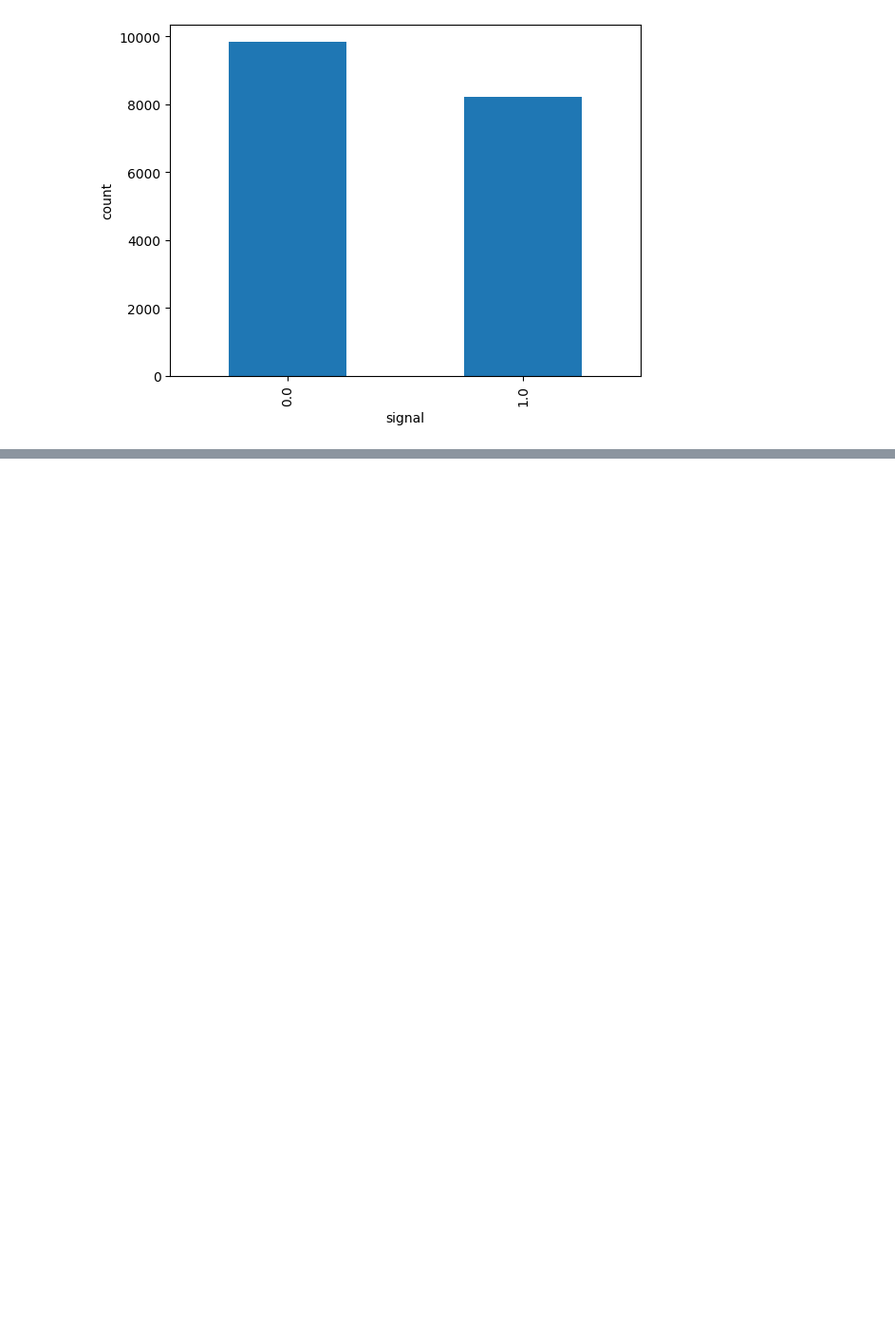
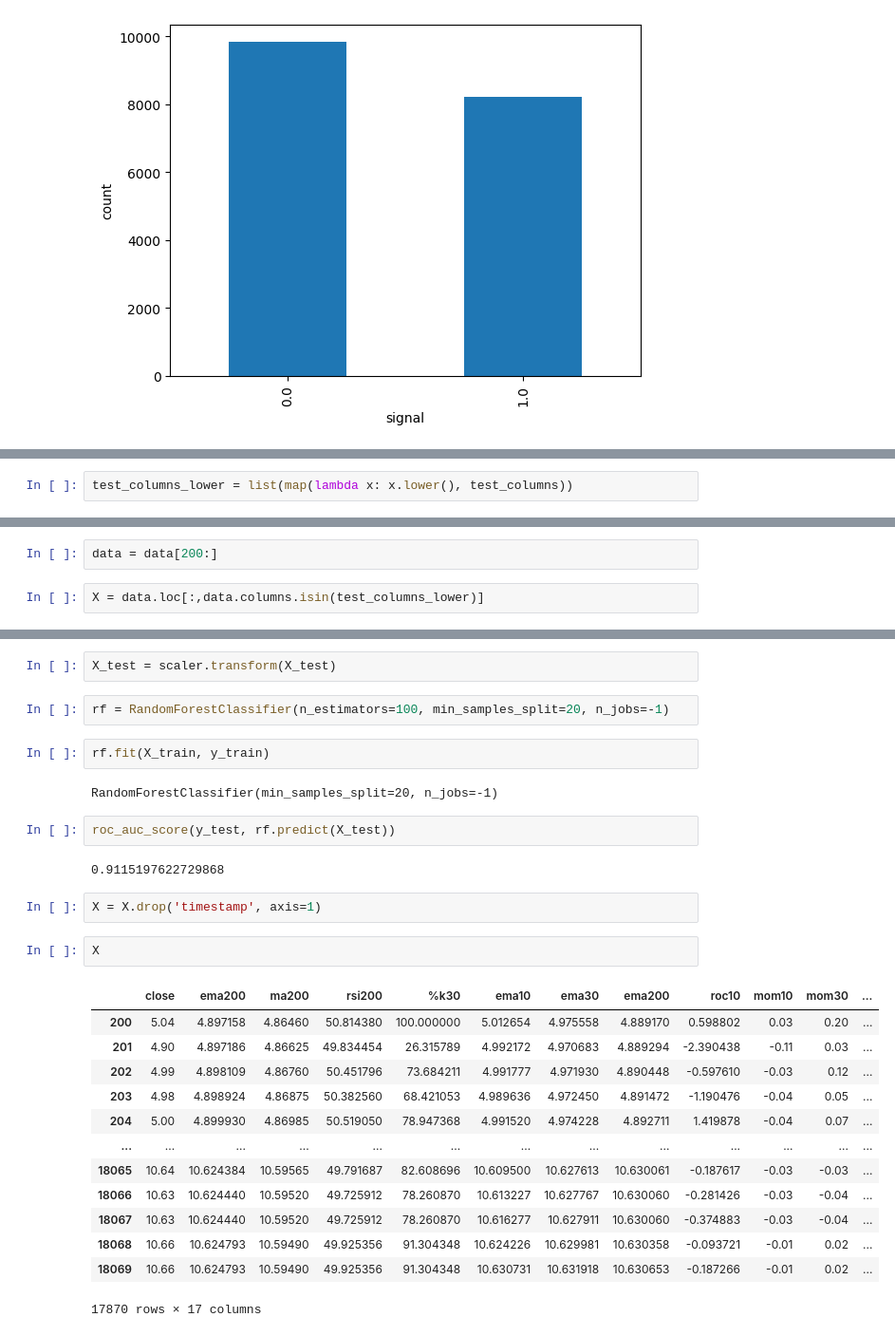
Before and after one commit to 0xjrr/ds-hackaton2-ldsa, a Jupyter notebook: HCKT02 - Data Wrangling/baseline.ipynb, the cells around one changed output, grey strips where cells are left out. Shown at 95% size. Drawn from its saved outputs; the diff is of its cells as text; blank space fills up the shorter version.

```diff
--- a/HCKT02 - Data Wrangling/baseline.ipynb
+++ b/HCKT02 - Data Wrangling/baseline.ipynb
@@ -7,0 +114,2 @@ pd.read_csv('data/train.csv').signal.value_counts().plot.bar(xlabel = 'signal',
+# %%
+test_columns_lower = list(map(lambda x: x.lower(), test_columns))
@@ -7,0 +136,4 @@ pd.read_csv('data/train.csv').signal.value_counts().plot.bar(xlabel = 'signal',
+# %%
+data = data[200:]
+# %%
+X = data.loc[:,data.columns.isin(test_columns_lower)]
@@ -7,0 +148,30 @@ pd.read_csv('data/train.csv').signal.value_counts().plot.bar(xlabel = 'signal',
+# %%
+X_test = scaler.transform(X_test)
+# %%
+rf = RandomForestClassifier(n_estimators=100, min_samples_split=20, n_jobs=-1)
+# %%
+rf.fit(X_train, y_train)
+# %% [output]
+RandomForestClassifier(min_samples_split=20, n_jobs=-1)
+# %%
+roc_auc_score(y_test, rf.predict(X_test))
+# %% [output]
+0.9115197622729868
+# %%
+X = X.drop('timestamp', axis=1)
+# %%
+X
+# %% [output]
+|  | close | ema200 | ma200 | rsi200 | %k30 | ema10 | ema30 | ema200 | roc10 | mom10 | mom30 | ... |
+| 200 | 5.04 | 4.897158 | 4.86460 | 50.814380 | 100.000000 | 5.012654 | 4.975558 | 4.889170 | 0.598802 | 0.03 | 0.20 | ... |
+| 201 | 4.90 | 4.897186 | 4.86625 | 49.834454 | 26.315789 | 4.992172 | 4.970683 | 4.889294 | -2.390438 | -0.11 | 0.03 | ... |
+| 202 | 4.99 | 4.898109 | 4.86760 | 50.451796 | 73.684211 | 4.991777 | 4.971930 | 4.890448 | -0.597610 | -0.03 | 0.12 | ... |
+| 203 | 4.98 | 4.898924 | 4.86875 | 50.382560 | 68.421053 | 4.989636 | 4.972450 | 4.891472 | -1.190476 | -0.04 | 0.05 | ... |
+| 204 | 5.00 | 4.899930 | 4.86985 | 50.519050 | 78.947368 | 4.991520 | 4.974228 | 4.892711 | 1.419878 | -0.04 | 0.07 | ... |
+| ... | ... | ... | ... | ... | ... | ... | ... | ... | ... | ... | ... | ... |
+| 18065 | 10.64 | 10.624384 | 10.59565 | 49.791687 | 82.608696 | 10.609500 | 10.627613 | 10.630061 | -0.187617 | -0.03 | -0.03 | ... |
+| 18066 | 10.63 | 10.624440 | 10.59520 | 49.725912 | 78.260870 | 10.613227 | 10.627767 | 10.630060 | -0.281426 | -0.03 | -0.04 | ... |
+| 18067 | 10.63 | 10.624440 | 10.59520 | 49.725912 | 78.260870 | 10.616277 | 10.627911 | 10.630060 | -0.374883 | -0.03 | -0.04 | ... |
+| 18068 | 10.66 | 10.624793 | 10.59490 | 49.925356 | 91.304348 | 10.624226 | 10.629981 | 10.630358 | -0.093721 | -0.01 | 0.02 | ... |
+| 18069 | 10.66 | 10.624793 | 10.59490 | 49.925356 | 91.304348 | 10.630731 | 10.631918 | 10.630653 | -0.187266 | -0.01 | 0.02 | ... |
+17870 rows × 17 columns
```
Also changed, not shown: parts of 44 cells of this notebook, 4 other files.
